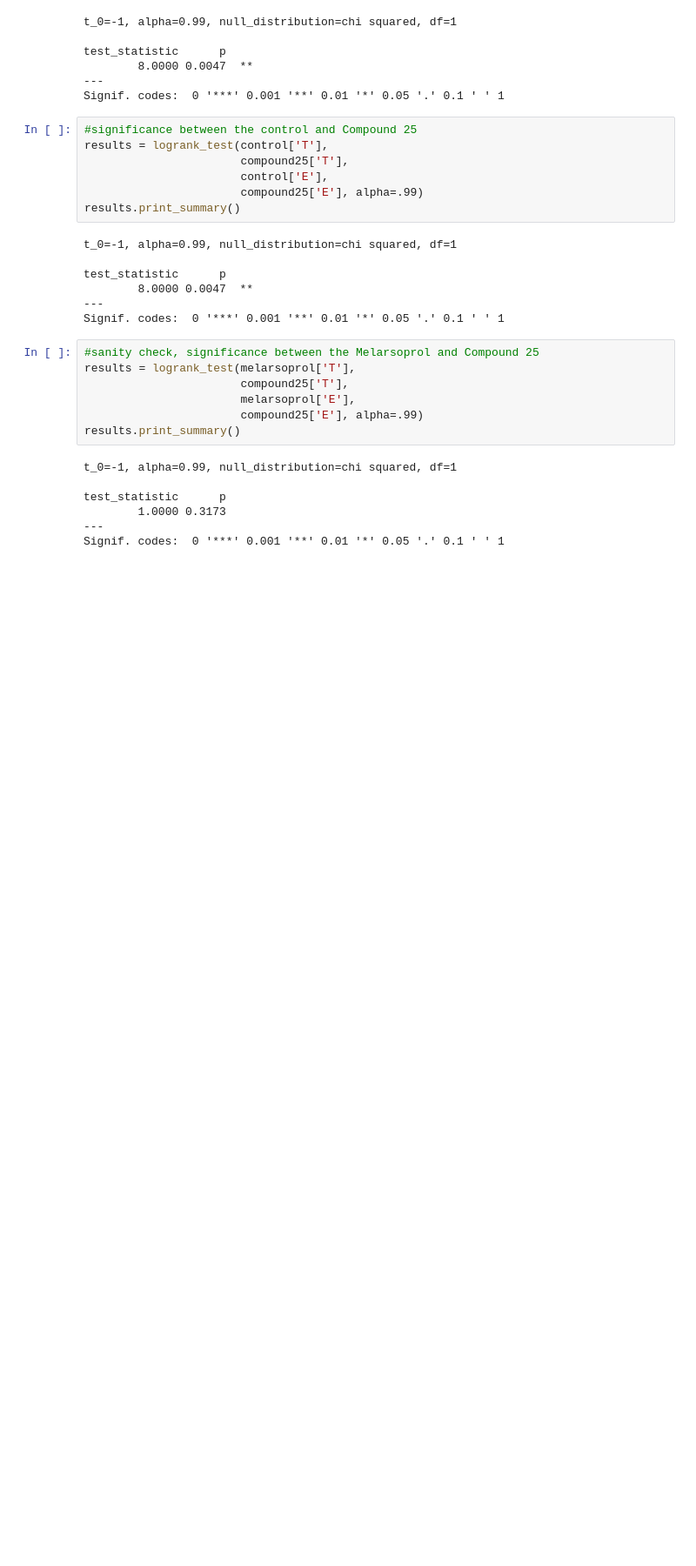
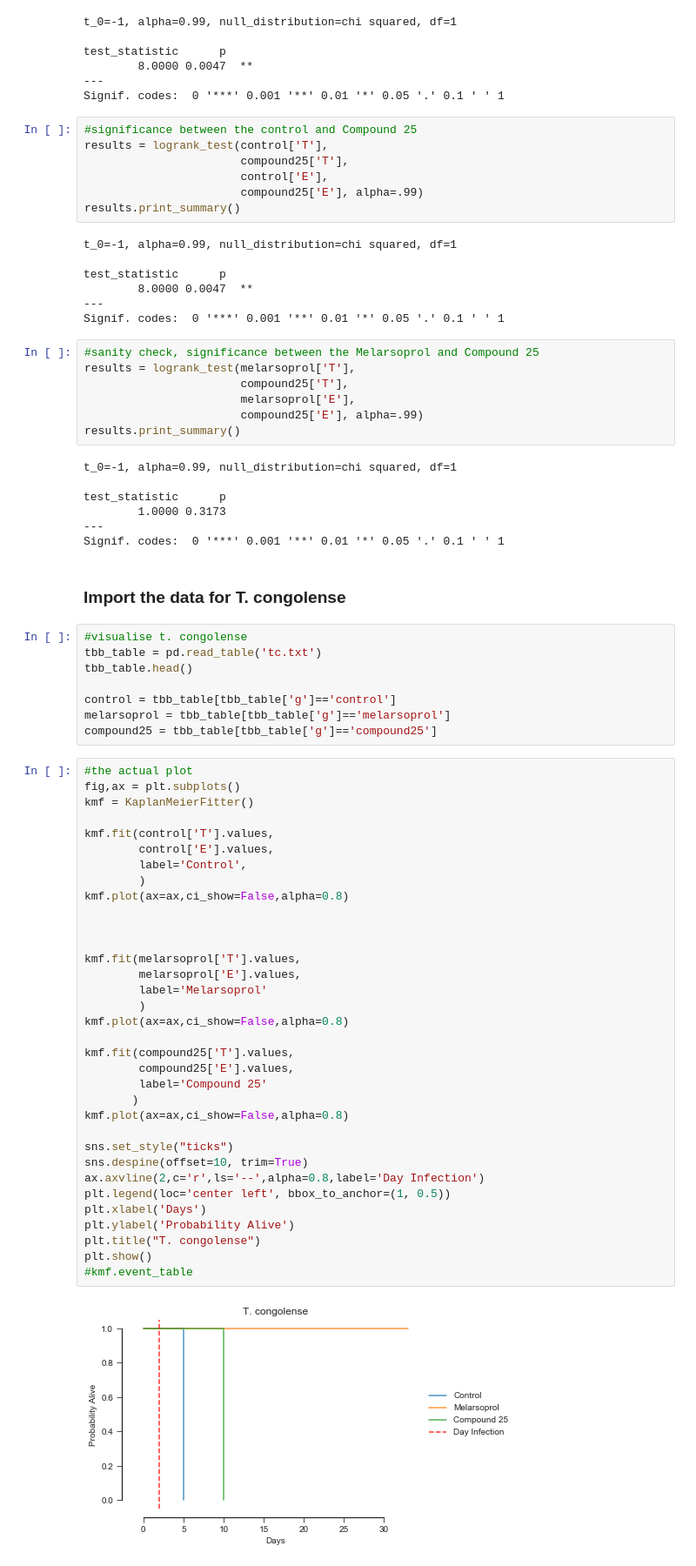
Before and after one commit to mtinti/survival_plots, a Jupyter notebook: Survival Plots.ipynb, the cells around one changed output. Shown at 87% size. Drawn from its saved outputs; the diff is of its cells as text; blank space fills up the shorter version.

```diff
--- a/Survival Plots.ipynb
+++ b/Survival Plots.ipynb
@@ -100,3 +100,49 @@ test_statistic      p
         1.0000 0.3173
 ---
 Signif. codes:  0 '***' 0.001 '**' 0.01 '*' 0.05 '.' 0.1 ' ' 1
+# %% [markdown]
+### Import the data for T. congolense
+# %%
+#visualise t. congolense
+tbb_table = pd.read_table('tc.txt')
+tbb_table.head()
+
+control = tbb_table[tbb_table['g']=='control']
+melarsoprol = tbb_table[tbb_table['g']=='melarsoprol']
+compound25 = tbb_table[tbb_table['g']=='compound25']
+# %%
+#the actual plot
+fig,ax = plt.subplots()
+kmf = KaplanMeierFitter()
+
+kmf.fit(control['T'].values,
+        control['E'].values,
+        label='Control',
+        )
+kmf.plot(ax=ax,ci_show=False,alpha=0.8)
+
+
+
+kmf.fit(melarsoprol['T'].values,
+        melarsoprol['E'].values,
+        label='Melarsoprol'
+        )
+kmf.plot(ax=ax,ci_show=False,alpha=0.8)
+
+kmf.fit(compound25['T'].values,
+        compound25['E'].values,
+        label='Compound 25'
+       )
+kmf.plot(ax=ax,ci_show=False,alpha=0.8)
+
+sns.set_style("ticks")
+sns.despine(offset=10, trim=True)
+ax.axvline(2,c='r',ls='--',alpha=0.8,label='Day Infection')
+plt.legend(loc='center left', bbox_to_anchor=(1, 0.5))
+plt.xlabel('Days')
+plt.ylabel('Probability Alive')
+plt.title("T. congolense")
+plt.show()
+#kmf.event_table
+# %% [output]
+[figure, added]
```
Also changed, not shown: parts of 6 cells of this notebook, 1 other file.
